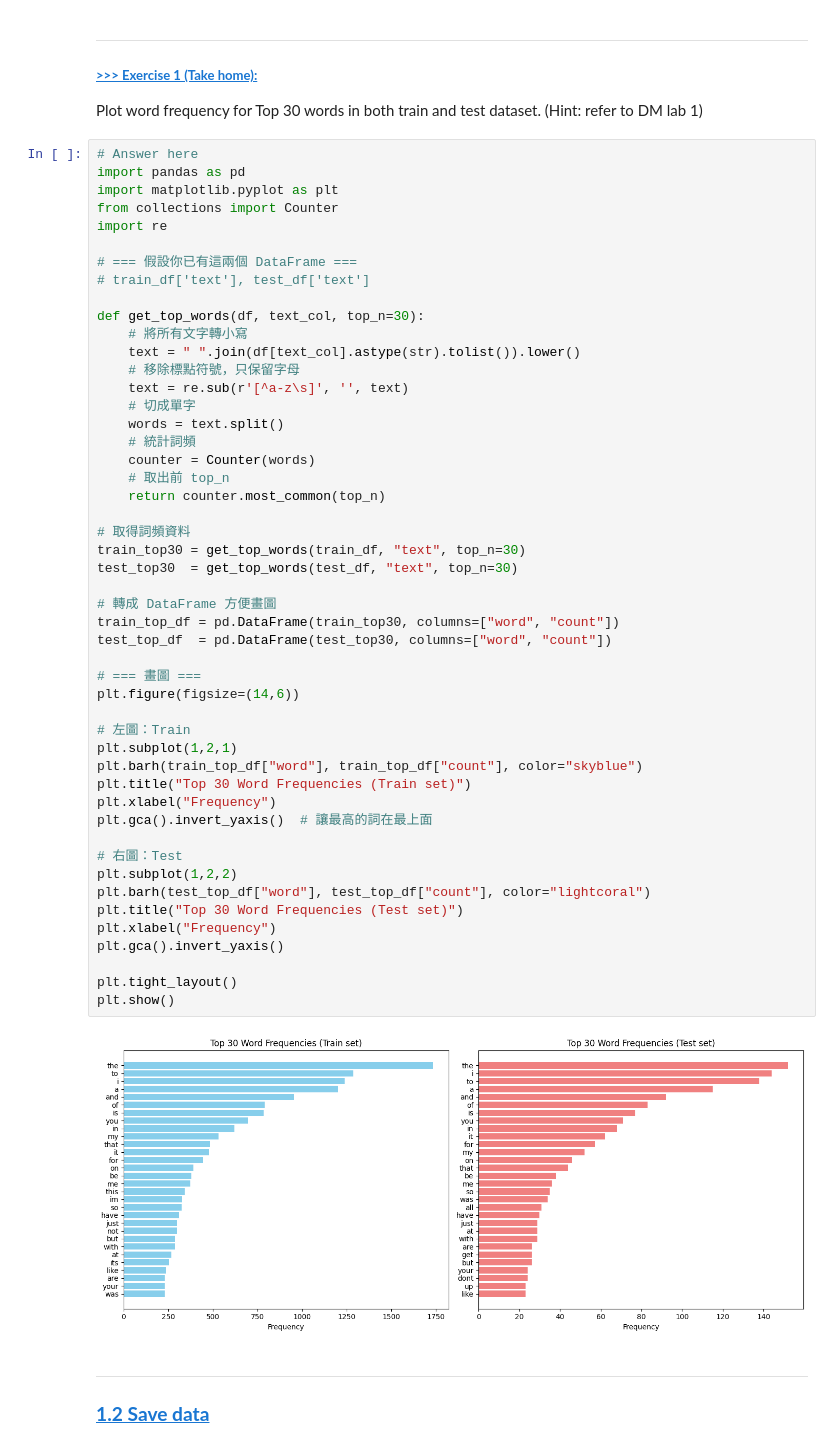
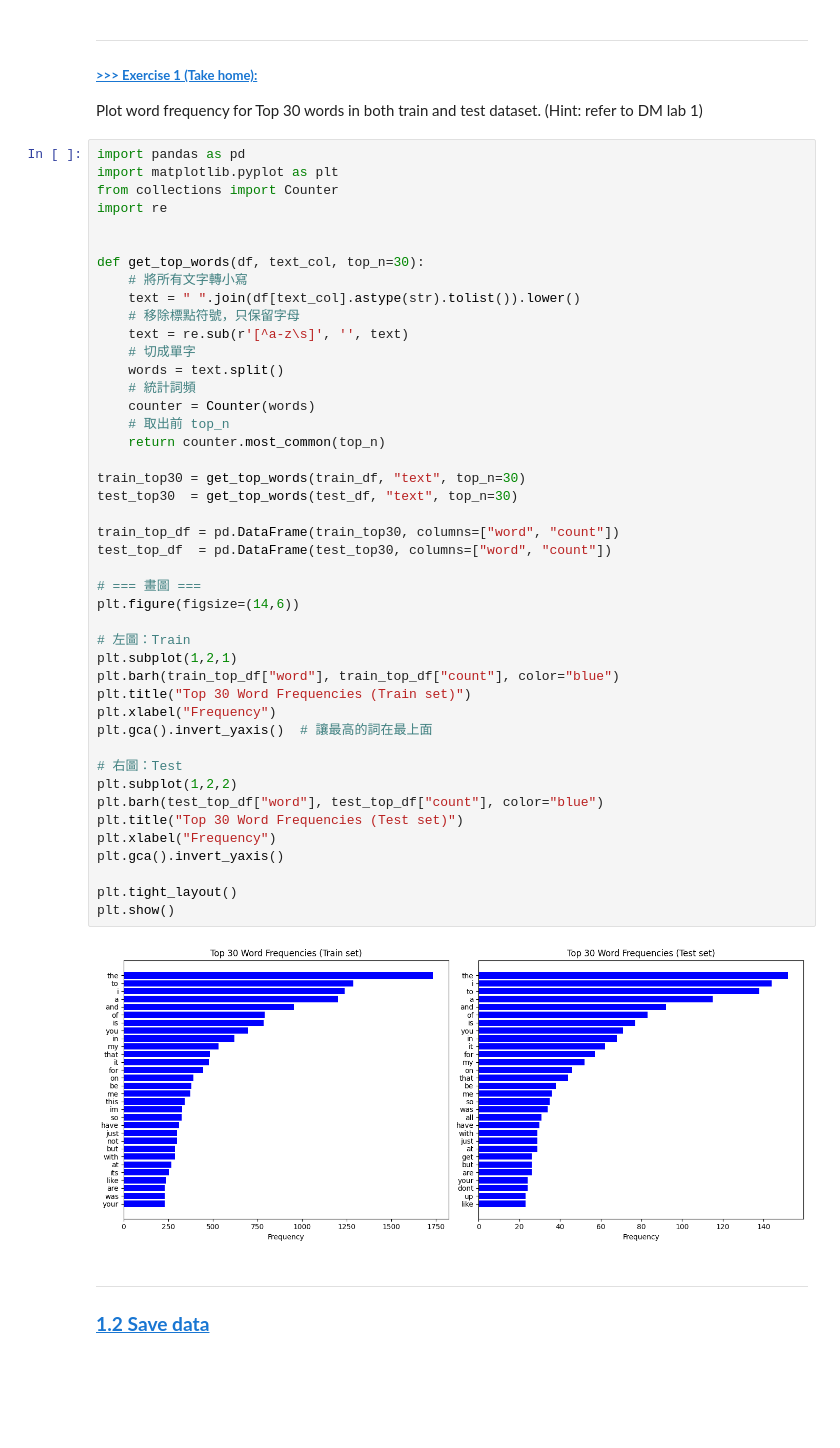
Before and after one commit to tower20021202/DM2025-Lab2-Exercise, a Jupyter notebook: DM2025-Lab2-Master-Phase_1.ipynb, the cells around one changed output. Drawn from its saved outputs; the diff is of its cells as text; blank space fills up the shorter version.

```diff
--- a/DM2025-Lab2-Master-Phase_1.ipynb
+++ b/DM2025-Lab2-Master-Phase_1.ipynb
@@ -177,14 +179,11 @@ Shape of Testing df:  (347, 4)
 ##### <a id='toc1_5_1_1_1_'></a>[**>>> Exercise 1 (Take home):**](#toc0_)
 Plot word frequency for Top 30 words in both train and test dataset. (Hint: refer to DM lab 1)
 # %%
-# Answer here
 import pandas as pd
 import matplotlib.pyplot as plt
 from collections import Counter
 import re
 
-# === 假設你已有這兩個 DataFrame ===
-# train_df['text'], test_df['text']
 
 def get_top_words(df, text_col, top_n=30):
     # 將所有文字轉小寫
@@ -195,38 +194,36 @@ def get_top_words(df, text_col, top_n=30):
     words = text.split()
     # 統計詞頻
     counter = Counter(words)
     # 取出前 top_n
     return counter.most_common(top_n)
 
-# 取得詞頻資料
 train_top30 = get_top_words(train_df, "text", top_n=30)
 test_top30  = get_top_words(test_df, "text", top_n=30)
 
-# 轉成 DataFrame 方便畫圖
 train_top_df = pd.DataFrame(train_top30, columns=["word", "count"])
 test_top_df  = pd.DataFrame(test_top30, columns=["word", "count"])
 
 # === 畫圖 ===
 plt.figure(figsize=(14,6))
 
 # 左圖：Train
 plt.subplot(1,2,1)
-plt.barh(train_top_df["word"], train_top_df["count"], color="skyblue")
+plt.barh(train_top_df["word"], train_top_df["count"], color="blue")
 plt.title("Top 30 Word Frequencies (Train set)")
 plt.xlabel("Frequency")
 plt.gca().invert_yaxis()  # 讓最高的詞在最上面
 
 # 右圖：Test
 plt.subplot(1,2,2)
-plt.barh(test_top_df["word"], test_top_df["count"], color="lightcoral")
+plt.barh(test_top_df["word"], test_top_df["count"], color="blue")
 plt.title("Top 30 Word Frequencies (Test set)")
 plt.xlabel("Frequency")
 plt.gca().invert_yaxis()
 
 plt.tight_layout()
 plt.show()
 # %% [output]
-[figure, old version]
+[figure, new version]
 # %% [markdown]
 ---
 ### <a id='toc1_5_2_'></a>[**1.2 Save data**](#toc0_)
```
Also changed, not shown: parts of 42 cells of this notebook, 6 other files.
